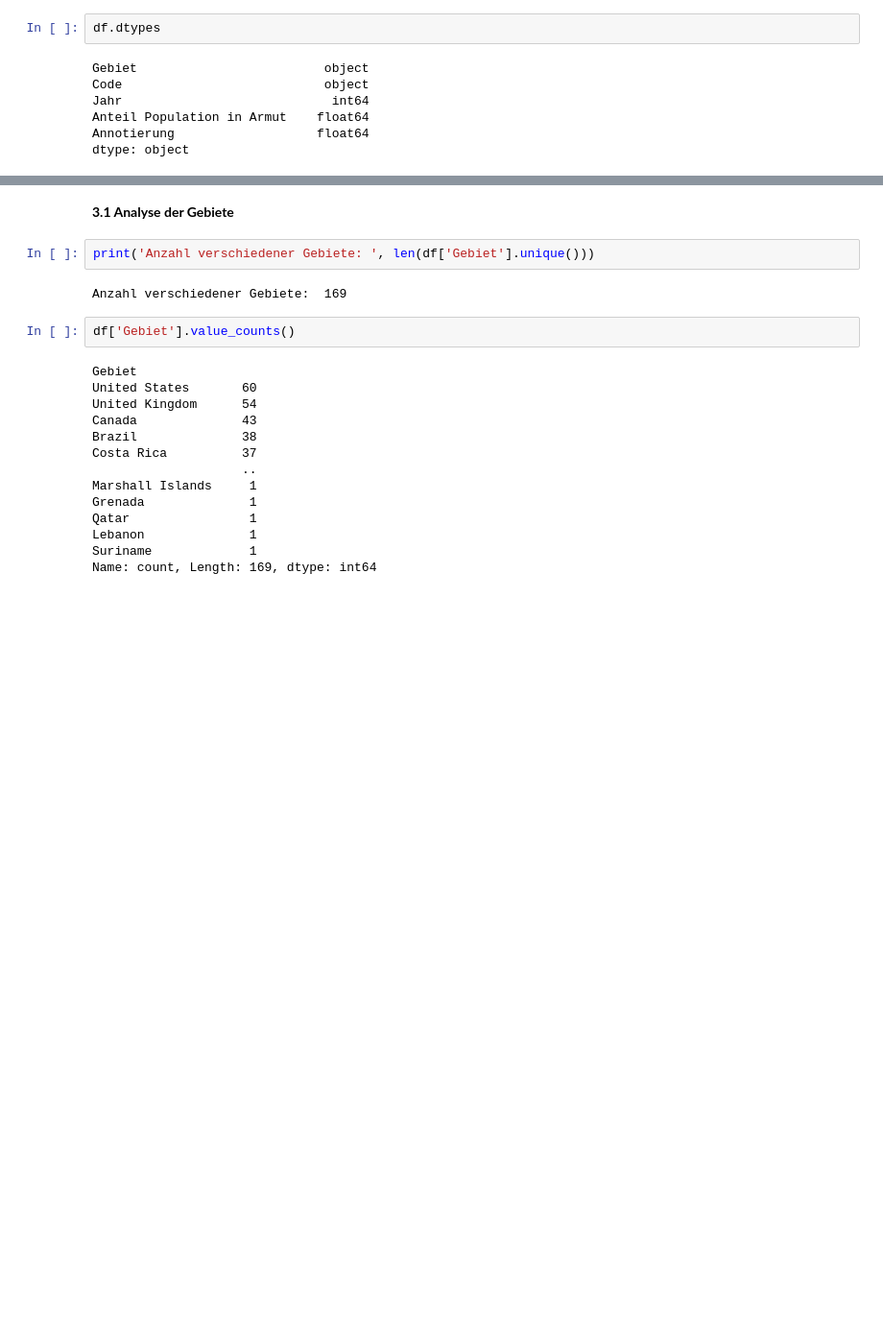
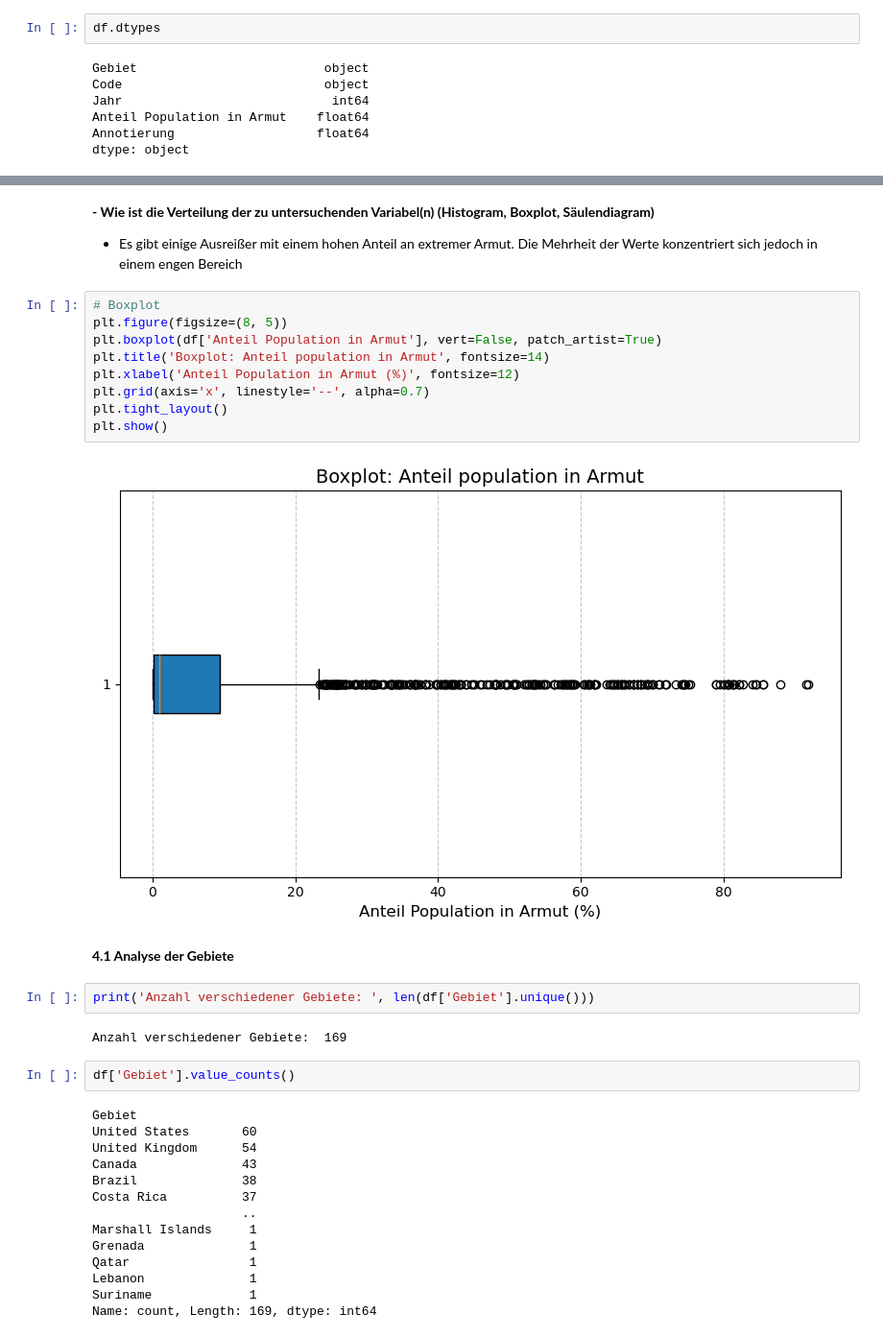
Before and after one commit to karinavonfelbert/Python-Leistungsnachweis, a Jupyter notebook: Python_LN.ipynb, the cells around one changed output, grey strips where cells are left out. Shown at 96% size. Saved outputs shown, nothing was run; the diff lists cells and outputs as text; blank space fills up the shorter version.

```diff
--- a/Python_LN.ipynb
+++ b/Python_LN.ipynb
@@ -88,5 +117,20 @@ dtype: object
+# %% [markdown]
+**- Wie ist die Verteilung der zu untersuchenden Variabel(n) (Histogram, Boxplot, Säulendiagram)**
+
+-  Es gibt einige Ausreißer mit einem hohen Anteil an extremer Armut. Die Mehrheit der Werte konzentriert sich jedoch in einem engen Bereich
+# %%
+# Boxplot
+plt.figure(figsize=(8, 5))
+plt.boxplot(df['Anteil Population in Armut'], vert=False, patch_artist=True)
+plt.title('Boxplot: Anteil population in Armut', fontsize=14)
+plt.xlabel('Anteil Population in Armut (%)', fontsize=12)
+plt.grid(axis='x', linestyle='--', alpha=0.7)
+plt.tight_layout()
+plt.show()
+# %% [output]
+[figure, added]
 # %% [markdown]
-**3.1 Analyse der Gebiete**
+**4.1 Analyse der Gebiete**
 # %%
 print('Anzahl verschiedener Gebiete: ', len(df['Gebiet'].unique()))
 # %% [output]
```
Also changed, not shown: parts of 18 cells of this notebook.
